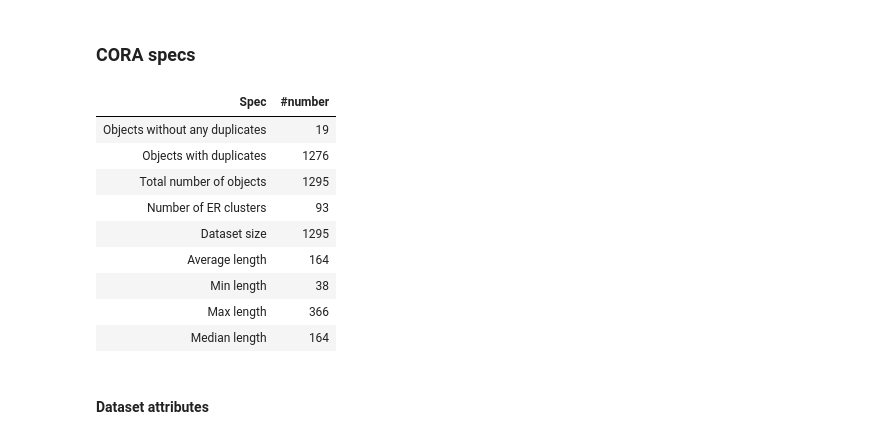
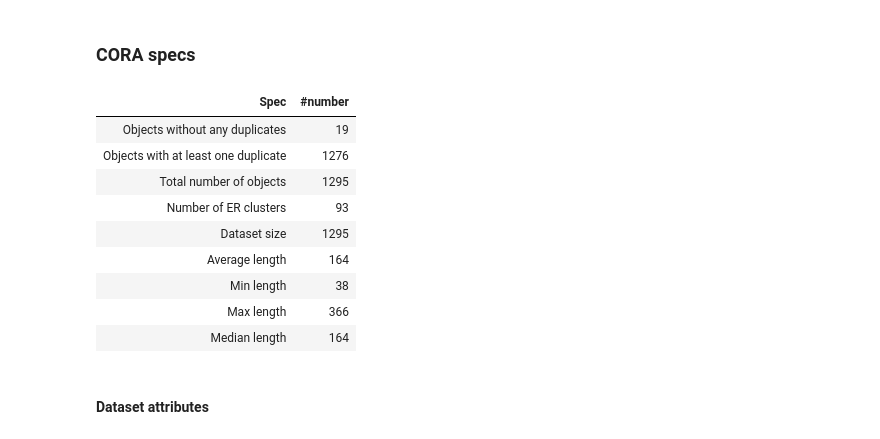
Before and after one commit to Nikoletos-K/WinnER, a Jupyter notebook: EntireDatasetJupyter-Current.ipynb, the cells around one changed output. Cells and saved outputs as stored; diff of their text form; code cells hidden in the pictures.

```diff
--- a/EntireDatasetJupyter-Current.ipynb
+++ b/EntireDatasetJupyter-Current.ipynb
@@ -1338,9 +1358,14 @@ fields = [
 #      'title',
 # ]
 
-# data, true_matrix = cora_createDataset(CORA, CORA_groundTruth, fields, 'Entity Id')
-data, true_matrix = cora_createDataset(CORA_shuffled, CORA_groundTruth, fields, 'Entity Id')
 
+# CORA
+data, true_matrix = cora_createDataset(CORA, CORA_groundTruth, fields, 'Entity Id')
+
+# Toy CORA
+# data, true_matrix = cora_createDataset(CORA.head(15), CORA_groundTruth.head(50), fields, 'Entity Id')
+
+# Old CORA
 # data, true_matrix = cora_createDataset(CORA1, CORA1_groundTruth, fields, '@id')
 # %%
 labels_groundTruth, numOfObjWithoutDups, groups = create_trueLabels(CORA['Entity Id'].tolist(),CORA_groundTruth)
@@ -1350,23 +1375,23 @@ data_length = [ len(x) for x in data ]
 # %%
 specs = {
     'Objects without any duplicates' : numOfObjWithoutDups-len(groups),
-    'Objects with duplicates' : sum([len(x) for x in groups]),
+    'Objects with at least one duplicate' : sum([len(x) for x in groups]),
     'Total number of objects' : CORA.shape[0],
     'Number of ER clusters' : len(groups),
     'Dataset size' : len(data),
     'Average length' : np.mean(data_length),
     'Min length' : min(data_length),
     'Max length' : max(data_length),
     'Median length' : np.median(data_length)
 }
 
 specsCoraDf = pd.DataFrame(list(specs.items()), columns=['Spec','#number'])
 specsCoraDf[['#number']] = specsCoraDf[['#number']].astype(int)
 specsCoraDf.style.hide_index()
 # %% [output]
 | Spec | #number |
 | Objects without any duplicates | 19 |
-| Objects with duplicates | 1276 |
+| Objects with at least one duplicate | 1276 |
 | Total number of objects | 1295 |
 | Number of ER clusters | 93 |
 | Dataset size | 1295 |
```
Also changed, not shown: parts of 16 cells of this notebook, 3 other files.
